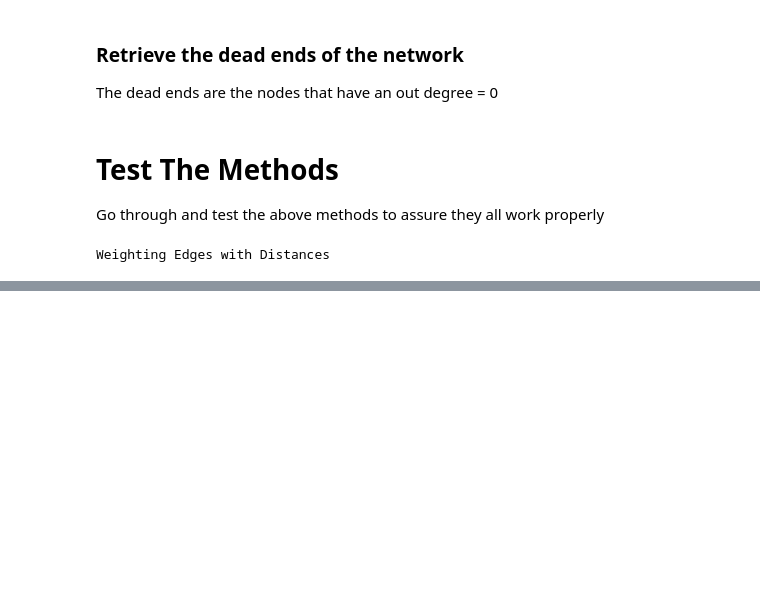
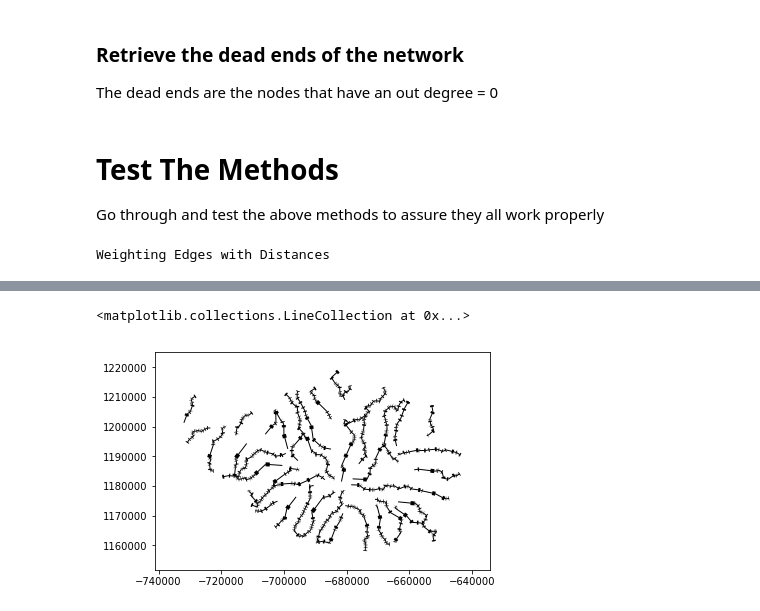
Before and after one commit to jkibele/pyriv, a Jupyter notebook: notebooks/DetectingNetworkBreaks.ipynb, the cells around one changed output, grey strips where cells are left out. Cells and saved outputs as stored; diff of their text form; code cells hidden in the pictures; blank space fills up the shorter version.

```diff
--- a/notebooks/DetectingNetworkBreaks.ipynb
+++ b/notebooks/DetectingNetworkBreaks.ipynb
@@ -327,0 +310,3 @@ Number of nodes: 277425
+# %%
+smaller_island = GraphBuilder.GraphBuilder('../../data/sasap/highres_AK_pruned/sample_smaller_island-f.shp')
+larger_island = GraphBuilder.GraphBuilder('../../data/sasap/highres_AK_pruned/sample_larger_island-f.shp')
@@ -327,0 +316,3 @@ Number of nodes: 277425
+# %%
+smaller_is_g = smaller_island.graph
+larger_is_g = larger_island.graph
@@ -327,0 +338,5 @@ Number of nodes: 277425
+# %%
+smaller_is_g.plot()
+# %% [output]
+<matplotlib.collections.LineCollection at 0x...>
+[figure, added]
```
Also changed, not shown: parts of 26 cells of this notebook, 8 other files.
